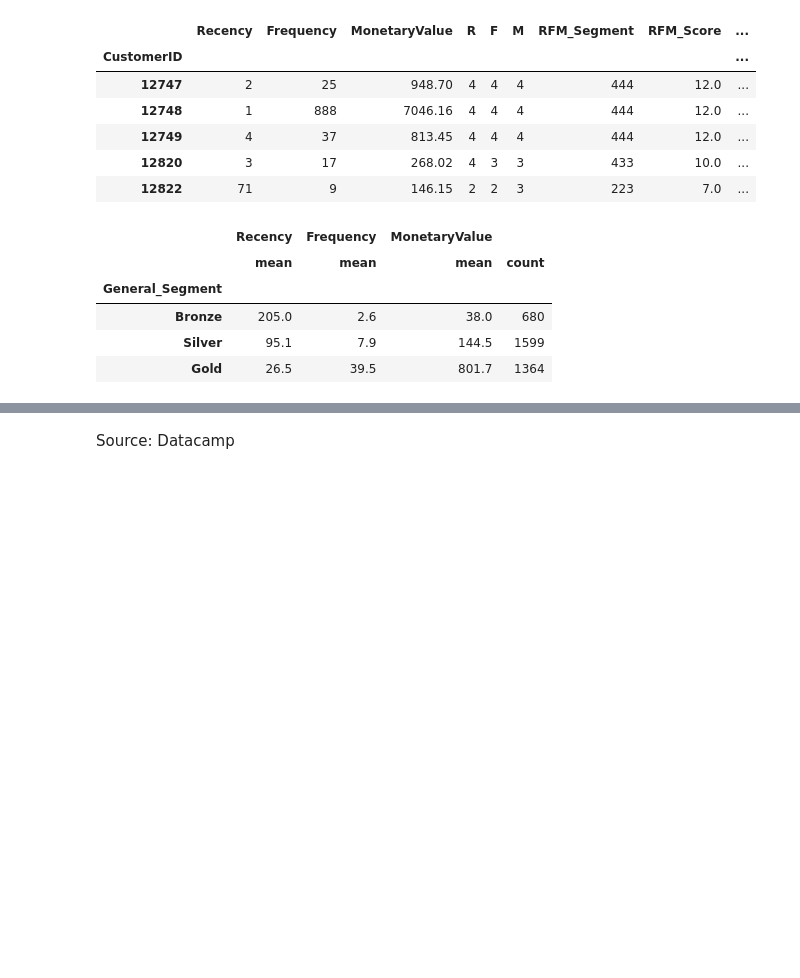
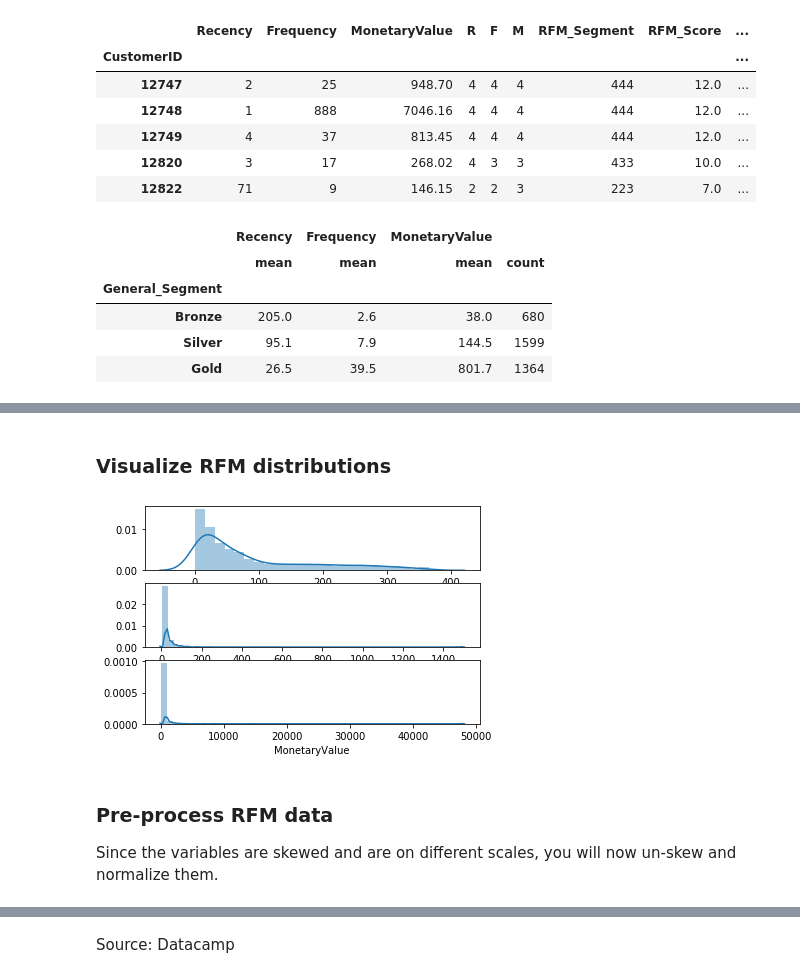
Before and after one commit to kurtsenol/machine-learning, a Jupyter notebook: MarketingAnalytics/RFM-analysis.ipynb, the cells around one changed output, grey strips where cells are left out. Drawn from its saved outputs; the diff is of its cells as text; code cells hidden in the pictures; blank space fills up the shorter version.

```diff
--- a/MarketingAnalytics/RFM-analysis.ipynb
+++ b/MarketingAnalytics/RFM-analysis.ipynb
@@ -253,0 +273,3 @@ datamart.groupby('General_Segment').agg({
+# %%
+datamart_rfm = datamart[["Recency","Frequency","MonetaryValue"]]
+datamart_rfm.head()
@@ -253,0 +295,22 @@ datamart.groupby('General_Segment').agg({
+# %% [markdown]
+### Visualize RFM distributions
+# %%
+import seaborn as sns
+
+# Plot recency distribution
+plt.subplot(3, 1, 1); sns.distplot(datamart_rfm['Recency'])
+
+# Plot frequency distribution
+plt.subplot(3, 1, 2); sns.distplot(datamart_rfm['Frequency'])
+
+# Plot monetary value distribution
+plt.subplot(3, 1, 3); sns.distplot(datamart_rfm['MonetaryValue'])
+
+# Show the plot
+plt.show()
+# %% [output]
+[figure, added]
+# %% [markdown]
+### Pre-process RFM data
+
+Since the variables are skewed and are on different scales, you will now un-skew and normalize them.
```
Also changed, not shown: parts of 50 cells of this notebook, 1 other file.
